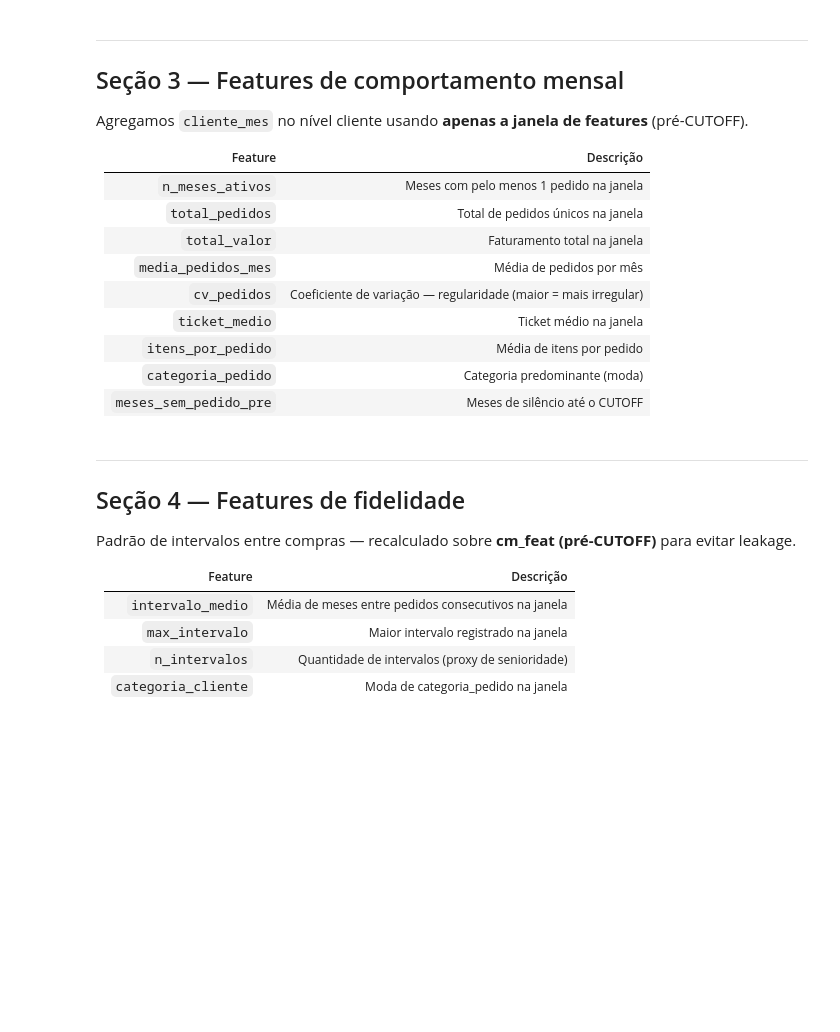
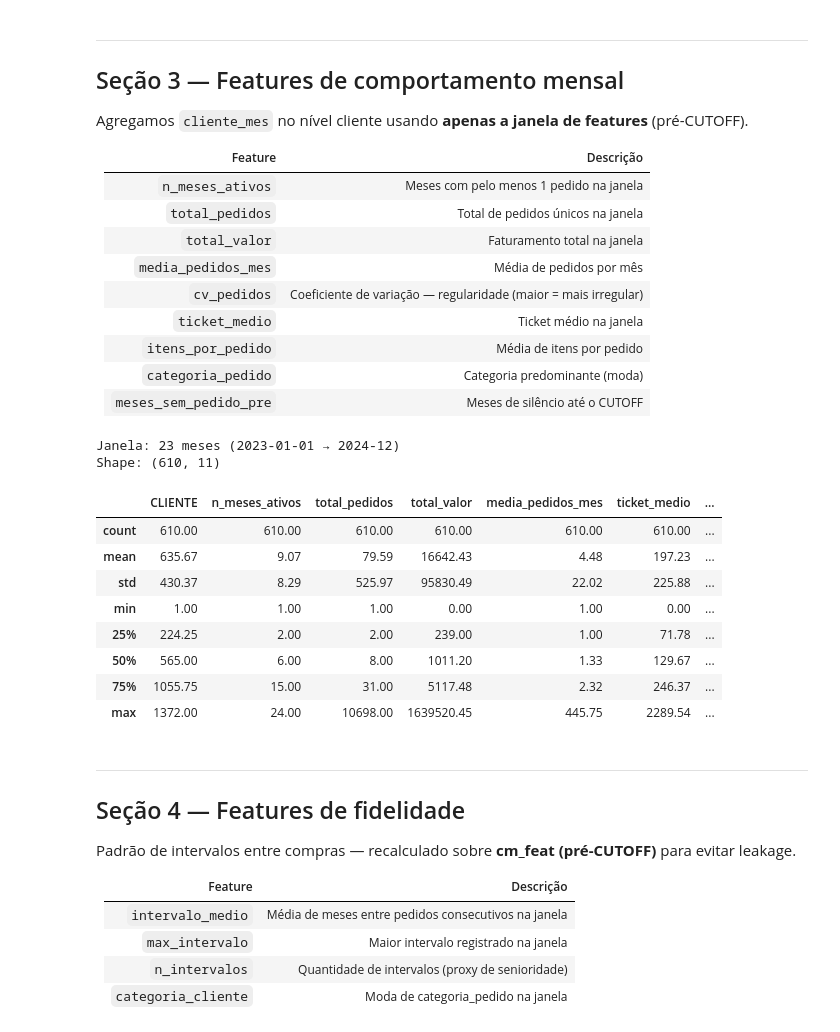
Before and after one commit to stephanie-mendes26/curtomer_churn_prediction, a Jupyter notebook: notebooks/03_base_master.ipynb, the cells around one changed output. Saved outputs shown, nothing was run; the diff lists cells and outputs as text; code cells hidden in the pictures; blank space fills up the shorter version.

```diff
--- a/notebooks/03_base_master.ipynb
+++ b/notebooks/03_base_master.ipynb
@@ -220,56 +224,29 @@ Agregamos `cliente_mes` no nível cliente usando **apenas a janela de features**
 | `categoria_pedido` | Categoria predominante (moda) |
 | `meses_sem_pedido_pre` | Meses de silêncio até o CUTOFF |
 # %%
-def meses_desde(serie_periodo: pd.Series, ref: pd.Period) -> pd.Series:
-    return serie_periodo.apply(
-        lambda x: (ref.year - x.year) * 12 + (ref.month - x.month)
-    )
+# CORRIGIDO (jul/2026, Passo 2): lógica extraída para
+# src/features_comportamento.py — reutilizável pelo scoring mensal também.
+features_comportamento = calc_features_comportamento_pre_cutoff(cm_feat, cutoff_period, INICIO)
 
-# Janela total de meses disponível (INICIO até CUTOFF)
 janela_meses = (
     (cutoff_period.year - pd.Period(INICIO, "M").year) * 12 +
     (cutoff_period.month - pd.Period(INICIO, "M").month)
 )
-
-features_comportamento = (
-    cm_feat.groupby("CLIENTE")
-    .agg(
-        n_meses_ativos    = ("ANO_MES",         "count"),
-        ultimo_mes_pre    = ("ANO_MES",          "max"),
-        total_pedidos     = ("total_pedidos",    "sum"),
-        total_valor       = ("total_valor",      "sum"),
-        media_pedidos_mes = ("total_pedidos",    "mean"),
-        std_pedidos_mes   = ("total_pedidos",    "std"),
-        ticket_medio      = ("ticket_medio",     "mean"),
-        itens_por_pedido  = ("itens_por_pedido", "mean"),
-        categoria_pedido  = ("categoria_pedido", lambda x: x.mode()[0]),
-    )
-    .reset_index()
-)
-
-features_comportamento["cv_pedidos"] = (
-    features_comportamento["std_pedidos_mes"] /
-    features_comportamento["media_pedidos_mes"]
-)
-# NaN preservado — indefinido para n_meses_ativos==1; preenchido em s6_impute após sem_historico_cadencia
-
-features_comportamento["meses_sem_pedido_pre"] = meses_desde(
-    features_comportamento["ultimo_mes_pre"], cutoff_period
-)
-
-# razao_atividade: proporção de meses ativos na janela
-# substitui a bifurcação baixo_recorrente/sazonal — o modelo aprende o limiar
-features_comportamento["razao_atividade"] = (
-    features_comportamento["n_meses_ativos"] / janela_meses
-)
-
-features_comportamento = features_comportamento.drop(
-    columns=["ultimo_mes_pre", "std_pedidos_mes"]
-)
-
 print(f"Janela: {janela_meses} meses ({INICIO} → {cutoff_period})")
 print(f"Shape: {features_comportamento.shape}")
 display(features_comportamento.describe().round(2))
+# %% [output]
+Janela: 23 meses (2023-01-01 → 2024-12)
+Shape: (610, 11)
+|  | CLIENTE | n_meses_ativos | total_pedidos | total_valor | media_pedidos_mes | ticket_medio | ... |
+| count | 610.00 | 610.00 | 610.00 | 610.00 | 610.00 | 610.00 | ... |
+| mean | 635.67 | 9.07 | 79.59 | 16642.43 | 4.48 | 197.23 | ... |
+| std | 430.37 | 8.29 | 525.97 | 95830.49 | 22.02 | 225.88 | ... |
+| min | 1.00 | 1.00 | 1.00 | 0.00 | 1.00 | 0.00 | ... |
+| 25% | 224.25 | 2.00 | 2.00 | 239.00 | 1.00 | 71.78 | ... |
+| 50% | 565.00 | 6.00 | 8.00 | 1011.20 | 1.33 | 129.67 | ... |
+| 75% | 1055.75 | 15.00 | 31.00 | 5117.48 | 2.32 | 246.37 | ... |
+| max | 1372.00 | 24.00 | 10698.00 | 1639520.45 | 445.75 | 2289.54 | ... |
 # %% [markdown]
 ---
 ## Seção 4 — Features de fidelidade
```
Also changed, not shown: parts of 12 cells of this notebook, 19 other files.
